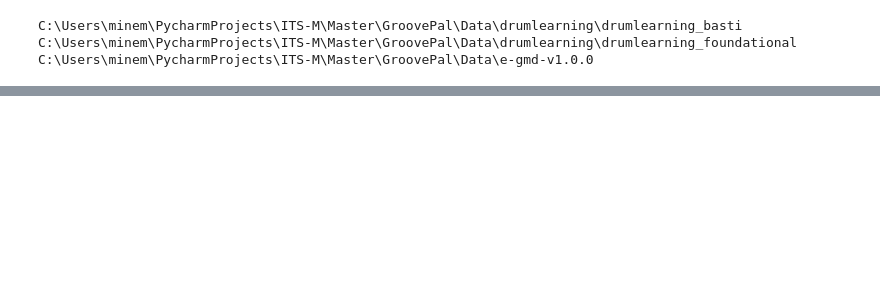
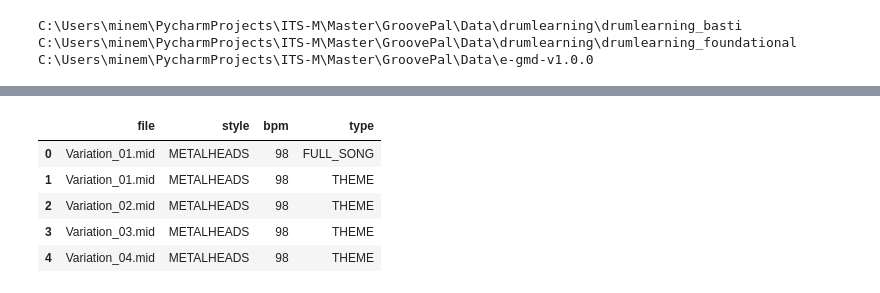
Before and after one commit to FlowkoHinti/GroovePal, a Jupyter notebook: EDA/MidiAnalysis.ipynb, the cells around one changed output, grey strips where cells are left out. Saved outputs shown, nothing was run; the diff lists cells and outputs as text; code cells hidden in the pictures; blank space fills up the shorter version.

```diff
--- a/EDA/MidiAnalysis.ipynb
+++ b/EDA/MidiAnalysis.ipynb
@@ -21,0 +50,9 @@ C:\Users\minem\PycharmProjects\ITS-M\Master\GroovePal\Data\e-gmd-v1.0.0
+# %%
+meta_f.head()
+# %% [output]
+|  | file | style | bpm | type |
+| 0 | Variation_01.mid | METALHEADS | 98 | FULL_SONG |
+| 1 | Variation_01.mid | METALHEADS | 98 | THEME |
+| 2 | Variation_02.mid | METALHEADS | 98 | THEME |
+| 3 | Variation_03.mid | METALHEADS | 98 | THEME |
+| 4 | Variation_04.mid | METALHEADS | 98 | THEME |
```
Also changed, not shown: parts of 22 cells of this notebook, 1 other file.
